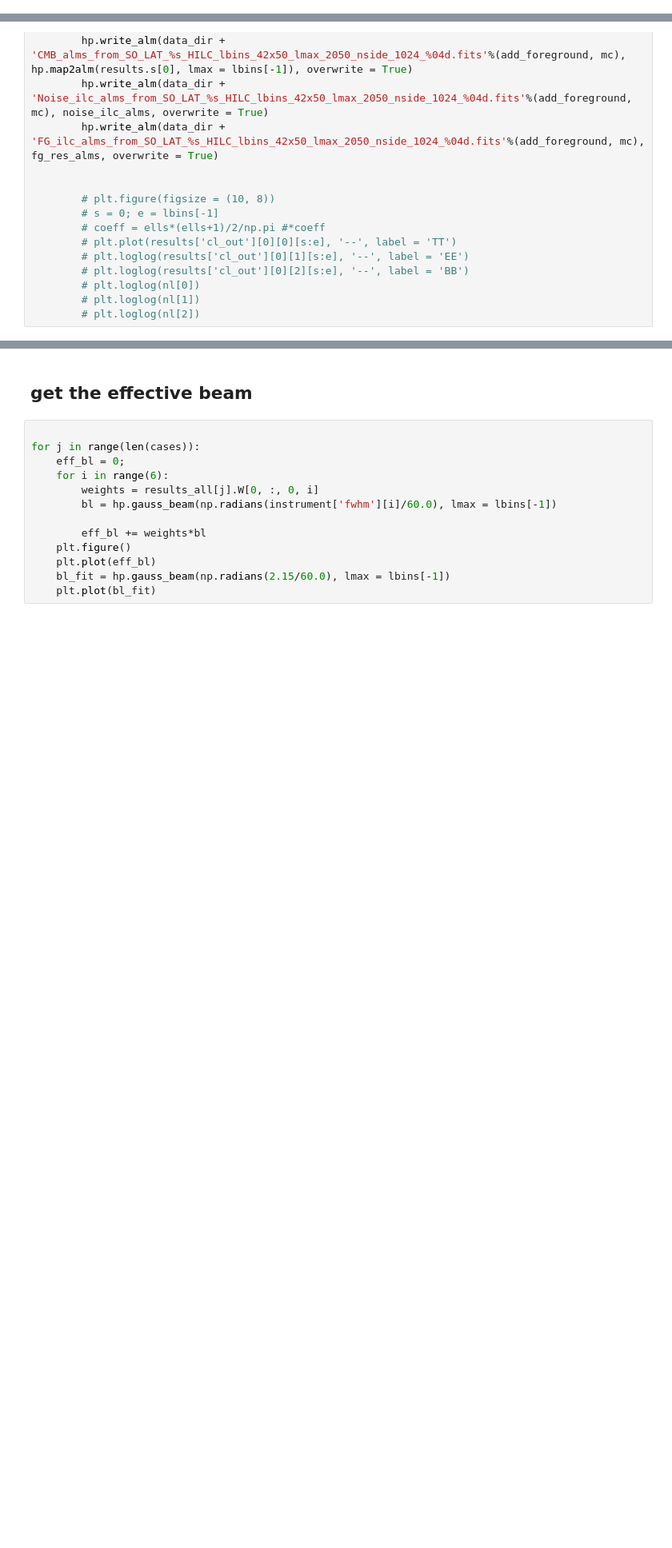
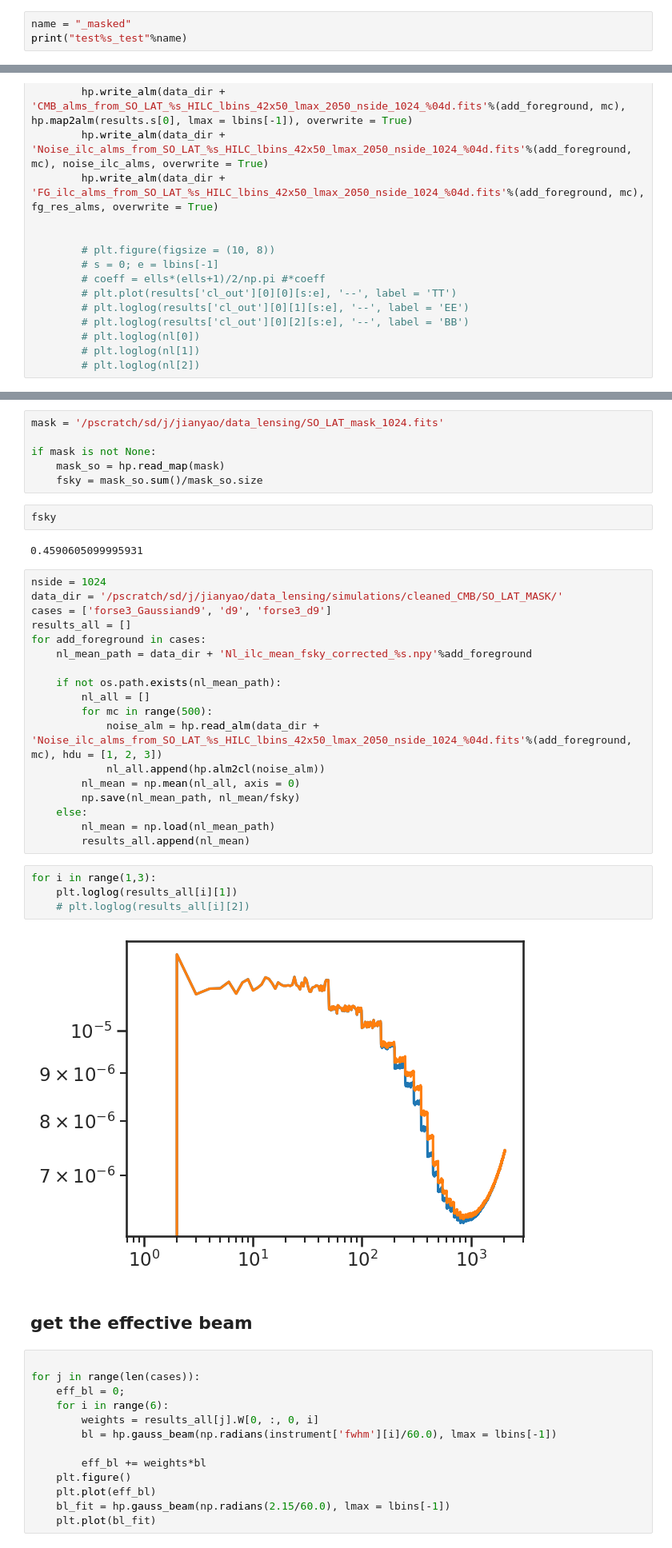
Before and after one commit to yaojian95/non_gau_lensing, a Jupyter notebook: sims_fgbuster.ipynb, the cells around one changed output, grey strips where cells are left out. Shown at 80% size. Cells and saved outputs as stored; diff of their text form; blank space fills up the shorter version.

```diff
--- a/sims_fgbuster.ipynb
+++ b/sims_fgbuster.ipynb
@@ -130,0 +135,3 @@ phi_name = phi_dir + 'phi_%04d.fits'%0
+# %%
+name = "_masked"
+print("test%s_test"%name)
@@ -566,3 +573,37 @@ for add_foreground in cases:
+# %%
+mask = '/pscratch/sd/j/jianyao/data_lensing/SO_LAT_mask_1024.fits'
+
+if mask is not None:
+    mask_so = hp.read_map(mask)
+    fsky = mask_so.sum()/mask_so.size
+# %%
+fsky
+# %% [output]
+0.4590605099995931
+# %%
+nside = 1024
+data_dir = '/pscratch/sd/j/jianyao/data_lensing/simulations/cleaned_CMB/SO_LAT_MASK/'
+cases = ['forse3_Gaussiand9', 'd9', 'forse3_d9']
+results_all = []
+for add_foreground in cases:
+    nl_mean_path = data_dir + 'Nl_ilc_mean_fsky_corrected_%s.npy'%add_foreground
+
+    if not os.path.exists(nl_mean_path):
+        nl_all = []
+        for mc in range(500):
+            noise_alm = hp.read_alm(data_dir + 'Noise_ilc_alms_from_SO_LAT_%s_HILC_lbins_42x50_lmax_2050_nside_1024_%04d.fits'%(add_foreground, mc), hdu = [1, 2, 3])
+            nl_all.append(hp.alm2cl(noise_alm))
+        nl_mean = np.mean(nl_all, axis = 0)
+        np.save(nl_mean_path, nl_mean/fsky)
+    else:
+        nl_mean = np.load(nl_mean_path)
+        results_all.append(nl_mean)
+# %%
+for i in range(1,3):
+    plt.loglog(results_all[i][1])
+    # plt.loglog(results_all[i][2])
+# %% [output]
+[figure, added]
 # %% [markdown]
 ## get the effective beam
 # %%
```
Also changed, not shown: parts of 14 cells of this notebook, 1 other file.
